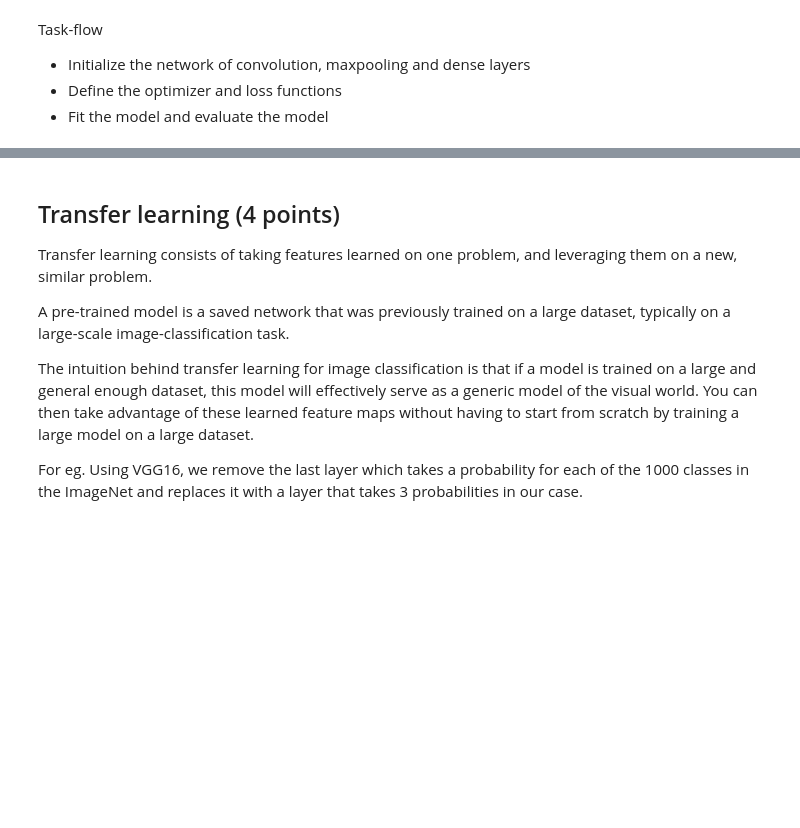
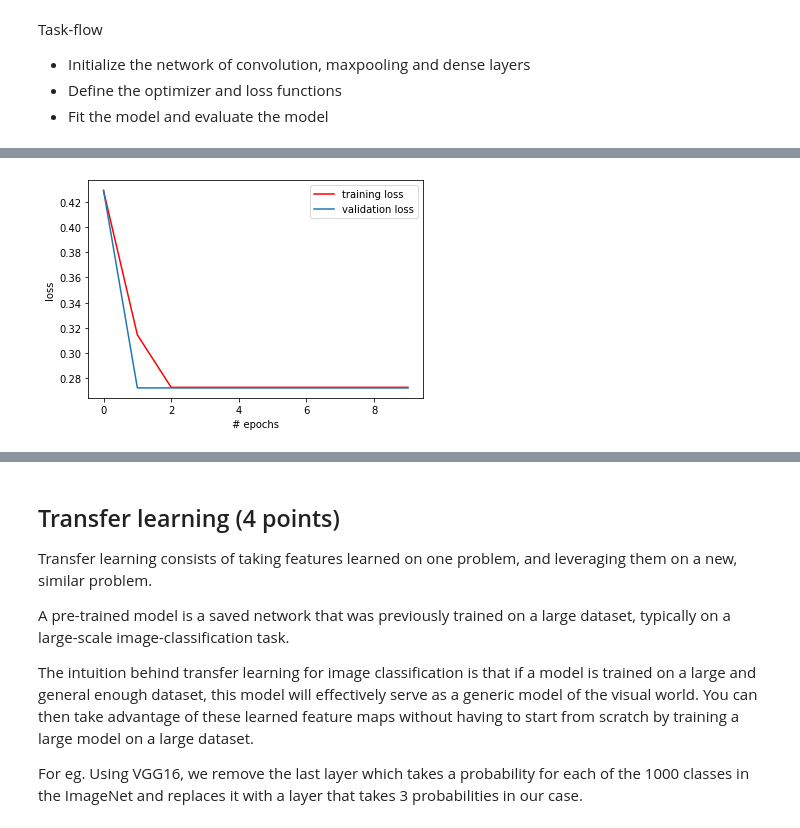
Before and after one commit to ganeshbio/CDS-B1-G9, a Jupyter notebook: M5_NB_MiniProject_2_Face_Mask_Detection.ipynb, the cells around one changed output, grey strips where cells are left out. Saved outputs shown, nothing was run; the diff lists cells and outputs as text; code cells hidden in the pictures; blank space fills up the shorter version.

```diff
--- a/M5_NB_MiniProject_2_Face_Mask_Detection.ipynb
+++ b/M5_NB_MiniProject_2_Face_Mask_Detection.ipynb
@@ -128,0 +260,21 @@ Task-flow
+# %%
+# YOUR CODE HERE
+model = tf.keras.models.Sequential([
+    tf.keras.layers.Conv2D(100, (3,3), activation='relu', input_shape=(150, 150, 3)),
+    tf.keras.layers.MaxPooling2D(2,2),
+
+    tf.keras.layers.Conv2D(100, (3,3), activation='relu'),
+    tf.keras.layers.MaxPooling2D(2,2),
+
+    tf.keras.layers.Flatten(),
+    tf.keras.layers.Dropout(0.1),
+    tf.keras.layers.Dense(50, activation='relu'),
+    tf.keras.layers.Dense(2, activation='softmax')
+])
+model.compile(optimizer='adam', loss='mean_squared_logarithmic_error', metrics=['accuracy'])
+# %%
+checkpoint = ModelCheckpoint('model-{epoch:03d}.model',monitor='val_loss',verbose=0,save_best_only=True,mode='auto')
+model_saved=model.fit_generator(
+        train_generator,
+        epochs=10,
+        validation_data=validation_generator,callbacks=[checkpoint])
@@ -128,0 +299,12 @@ Task-flow
+# %%
+
+from matplotlib import pyplot as plt
+
+plt.plot(model_saved.history['loss'],'r',label='training loss')
+plt.plot(model_saved.history['val_loss'],label='validation loss')
+plt.xlabel('# epochs')
+plt.ylabel('loss')
+plt.legend()
+plt.show()
+# %% [output]
+[figure, added]
```
Also changed, not shown: parts of 18 cells of this notebook.
